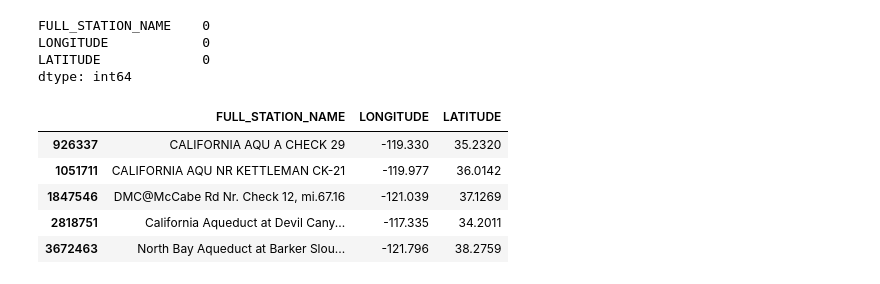
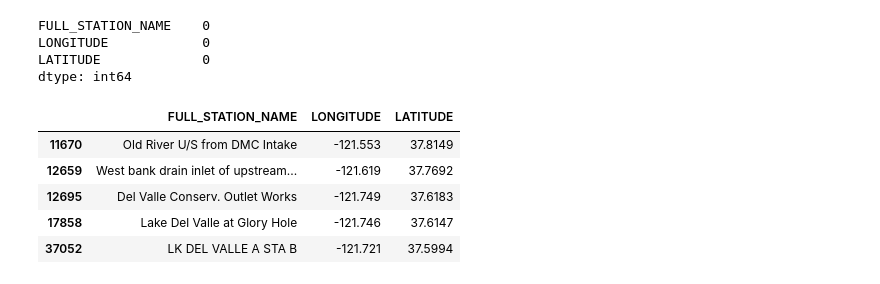
Before and after one commit to rick1270/Clayton_DS1_Projects, a Jupyter notebook: Copy_of_Clayton_DS1_Project1_CA_Water.ipynb, the cells around one changed output. Saved outputs shown, nothing was run; the diff lists cells and outputs as text; code cells hidden in the pictures.

```diff
--- a/Copy_of_Clayton_DS1_Project1_CA_Water.ipynb
+++ b/Copy_of_Clayton_DS1_Project1_CA_Water.ipynb
@@ -225,6 +225,6 @@ dtype: int64
 #Count and pare down list of FSN
 fsn_vc = pd.value_counts(df['FULL_STATION_NAME'])
 fsn_list = fsn_vc.index.tolist()
-fsn_list = ['North Bay Aqueduct at Barker Slough Pumping Plant', 'CALIFORNIA AQU NR KETTLEMAN CK-21', 'CALIFORNIA AQU A CHECK 29', 'DMC@McCabe Rd Nr. Check 12, mi.67.16', 'California Aqueduct at Devil Canyon Afterbay']
+#fsn_list = ['North Bay Aqueduct at Barker Slough Pumping Plant', 'CALIFORNIA AQU NR KETTLEMAN CK-21', 'CALIFORNIA AQU A CHECK 29', 'DMC@McCabe Rd Nr. Check 12, mi.67.16', 'California Aqueduct at Devil Canyon Afterbay']
 fsn_list
 # %% [output]
@@ -278,7 +275,7 @@ Name: PARAMETER, dtype: int64
 #list total number of measurements for each water parameter
 parameter_vc = pd.value_counts(df['PARAMETER'])
 parameter_list = parameter_vc.index.tolist()
-parameter_list = parameter_list[0:1] + parameter_list[3:8] + parameter_list[10:14]
+#parameter_list = parameter_list[0:1] + parameter_list[3:8] + parameter_list[10:14]
 parameter_list
 # %% [output]
 ['Dissolved Chloride',
@@ -355,14 +359,14 @@ LONGITUDE            0
 LATITUDE             0
 dtype: int64
 # %%
-LL
+LL.head()
 # %% [output]
 |  | FULL_STATION_NAME | LONGITUDE | LATITUDE |
-| 926337 | CALIFORNIA AQU A CHECK 29 | -119.330 | 35.2320 |
-| 1051711 | CALIFORNIA AQU NR KETTLEMAN CK-21 | -119.977 | 36.0142 |
-| 1847546 | DMC@McCabe Rd Nr. Check 12, mi.67.16 | -121.039 | 37.1269 |
-| 2818751 | California Aqueduct at Devil Cany... | -117.335 | 34.2011 |
-| 3672463 | North Bay Aqueduct at Barker Slou... | -121.796 | 38.2759 |
+| 11670 | Old River U/S from DMC Intake | -121.553 | 37.8149 |
+| 12659 | West bank drain inlet of upstream... | -121.619 | 37.7692 |
+| 12695 | Del Valle Conserv. Outlet Works | -121.749 | 37.6183 |
+| 17858 | Lake Del Valle at Glory Hole | -121.746 | 37.6147 |
+| 37052 | LK DEL VALLE A STA B | -121.721 | 37.5994 |
 # %%
 lon_list = LL['LONGITUDE'].tolist()
 lon_list
```
Also changed, not shown: parts of 17 cells of this notebook.
